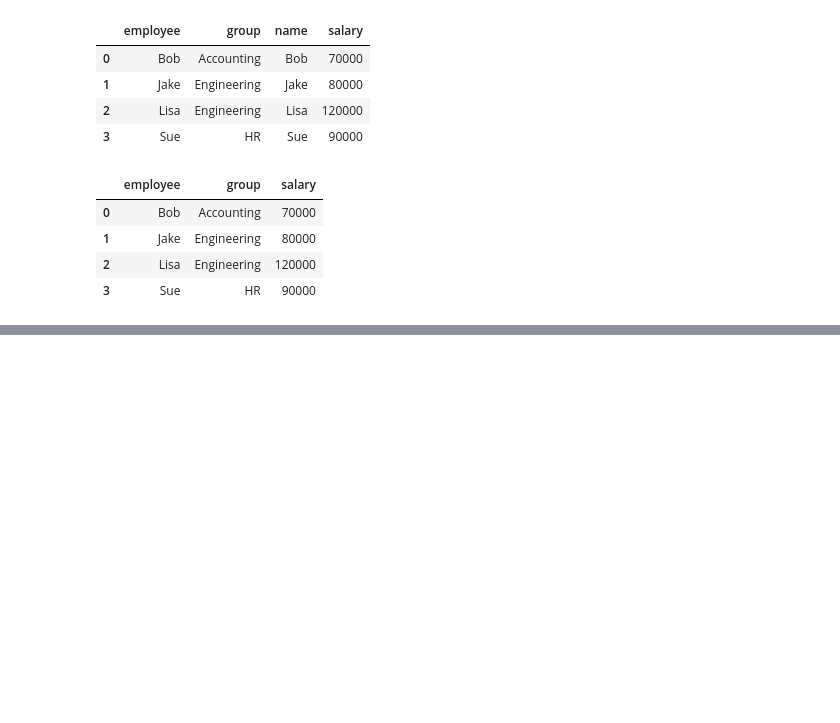
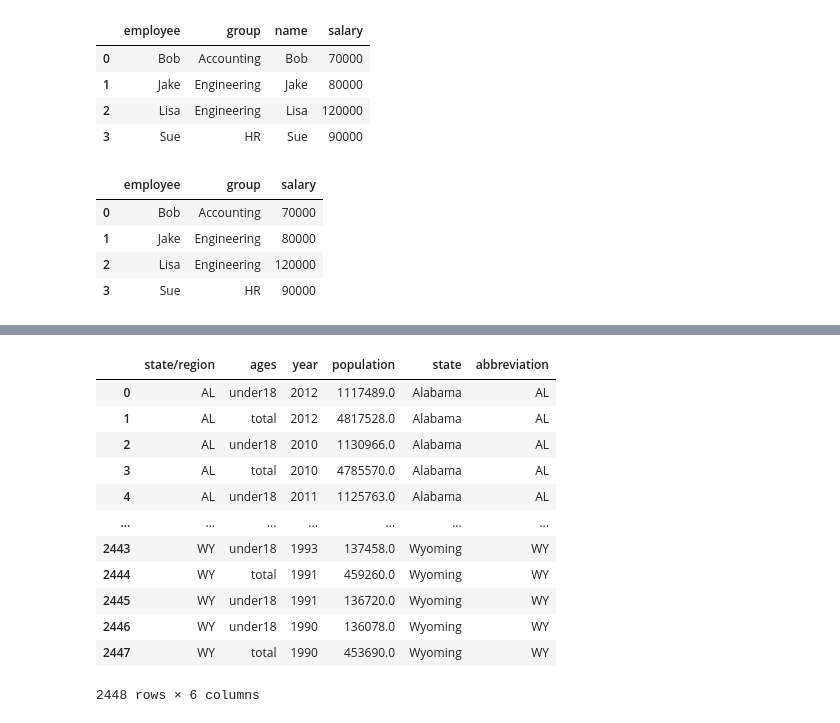
Before and after one commit to t8t/python22, a Jupyter notebook: Day4.ipynb, the cells around one changed output, grey strips where cells are left out. Saved outputs shown, nothing was run; the diff lists cells and outputs as text; code cells hidden in the pictures; blank space fills up the shorter version.

```diff
--- a/Day4.ipynb
+++ b/Day4.ipynb
@@ -1107,0 +1245,4 @@ pd.merge(df1, df3, left_on="employee", right_on="name").drop("name", axis=1)
+# %%
+pop = pd.read_csv("https://raw.githubusercontent.com/wikibook/python-ds-handbook/master/notebooks/data/state-population.csv")
+area = pd.read_csv("https://raw.githubusercontent.com/wikibook/python-ds-handbook/master/notebooks/data/state-areas.csv")
+abbrevs = pd.read_csv("https://raw.githubusercontent.com/wikibook/python-ds-handbook/master/notebooks/data/state-abbrevs.csv")
@@ -1107,0 +1270,17 @@ pd.merge(df1, df3, left_on="employee", right_on="name").drop("name", axis=1)
+# %%
+merged = pd.merge(pop, abbrevs, how="inner", left_on="state/region", right_on="abbreviation")
+merged
+# %% [output]
+|  | state/region | ages | year | population | state | abbreviation |
+| 0 | AL | under18 | 2012 | 1117489.0 | Alabama | AL |
+| 1 | AL | total | 2012 | 4817528.0 | Alabama | AL |
+| 2 | AL | under18 | 2010 | 1130966.0 | Alabama | AL |
+| 3 | AL | total | 2010 | 4785570.0 | Alabama | AL |
+| 4 | AL | under18 | 2011 | 1125763.0 | Alabama | AL |
+| ... | ... | ... | ... | ... | ... | ... |
+| 2443 | WY | under18 | 1993 | 137458.0 | Wyoming | WY |
+| 2444 | WY | total | 1991 | 459260.0 | Wyoming | WY |
+| 2445 | WY | under18 | 1991 | 136720.0 | Wyoming | WY |
+| 2446 | WY | under18 | 1990 | 136078.0 | Wyoming | WY |
+| 2447 | WY | total | 1990 | 453690.0 | Wyoming | WY |
+2448 rows × 6 columns
```
Also changed, not shown: parts of 37 cells of this notebook.
